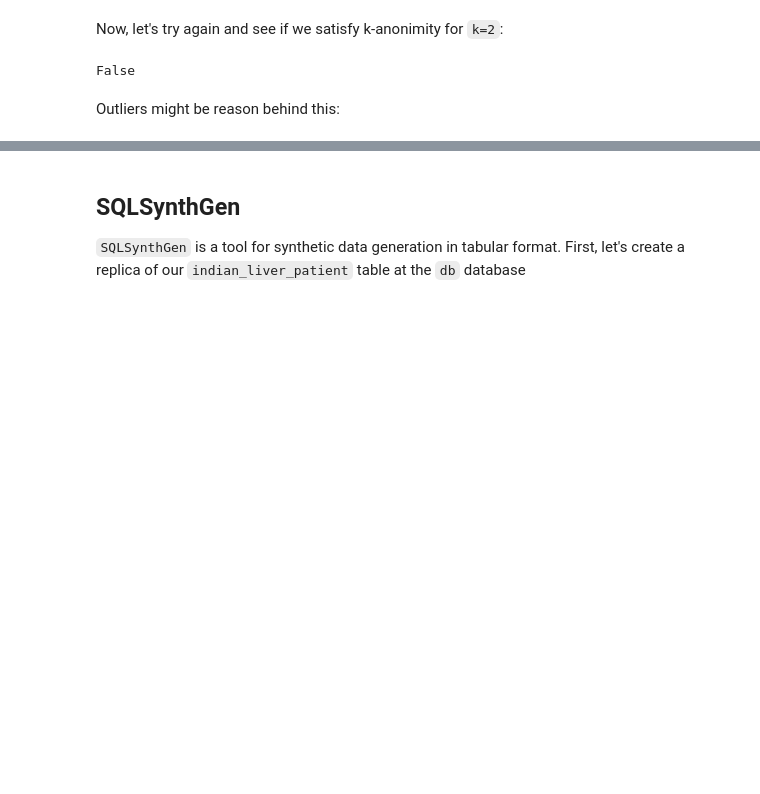
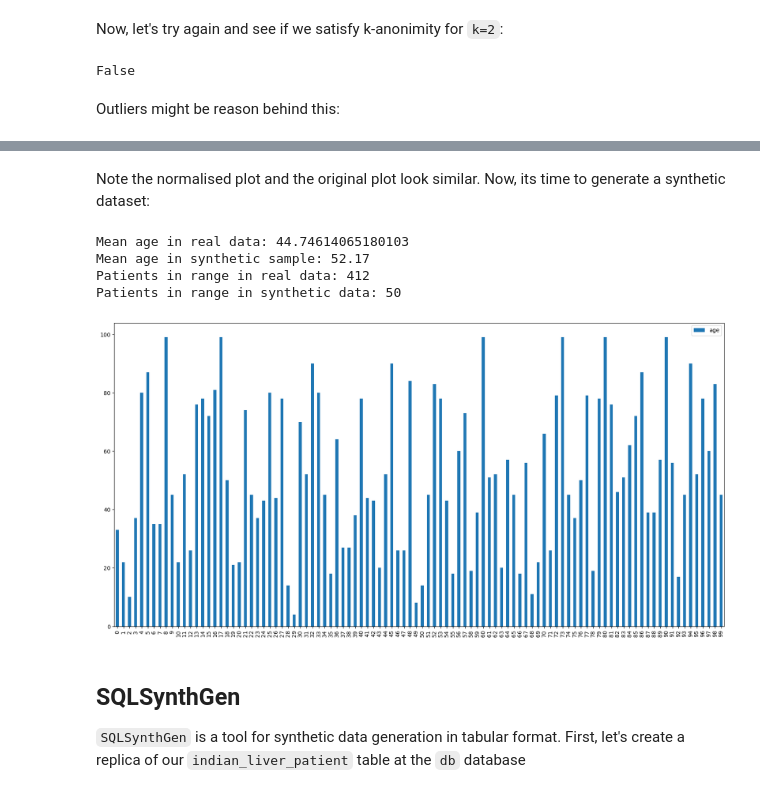
Before and after one commit to alan-turing-institute/sqlsynthgen-health-demo, a Jupyter notebook: ipynb/sqlsynthgen-healthcare-demo.ipynb, the cells around one changed output, grey strips where cells are left out. Cells and saved outputs as stored; diff of their text form; code cells hidden in the pictures; blank space fills up the shorter version.

Commit message:
Generating synthetic columns

```diff
--- a/ipynb/sqlsynthgen-healthcare-demo.ipynb
+++ b/ipynb/sqlsynthgen-healthcare-demo.ipynb
@@ -222,3 +386,35 @@ Generating plot
+# %% [markdown]
+Note the normalised plot and the original plot look similar. Now, its time to generate a synthetic dataset:
+# %%
+samples: int = 100
+probabilities: np.ndarray = normalized_age_counts_by_bin.values
+
+bin_edges: list[str] = bin_values[1:]  # The intervals are right-inclusive.
+
+synthetic_patients: pd.DataFrame = pd.DataFrame(
+    healthcare_demo.generate_samples(samples, bin_edges, probabilities), columns=["age"]
+)
+
+synthetic_patients.plot.bar(figsize=(20, 10))
+print(f"Mean age in real data: {patient_data['age'].mean()}")
+print(f"Mean age in synthetic sample: {synthetic_patients['age'].mean()}")
+
+range_minimum: int = 20
+range_maximum: int = 60
+
+print(
+    f"Patients in range in real data: {healthcare_demo.query_patients_by_range('age', range_minimum, range_maximum, patient_data)}"
+)
+
+print(
+    f"Patients in range in synthetic data: {healthcare_demo.query_patients_by_range('age', range_minimum, range_maximum, synthetic_patients)}"
+)
+# %% [output]
+Mean age in real data: 44.74614065180103
+Mean age in synthetic sample: 52.17
+Patients in range in real data: 412
+Patients in range in synthetic data: 50
+[figure, added]
 # %% [markdown]
 ## SQLSynthGen
 
```
Also changed, not shown: parts of 25 cells of this notebook, 1 other file.
